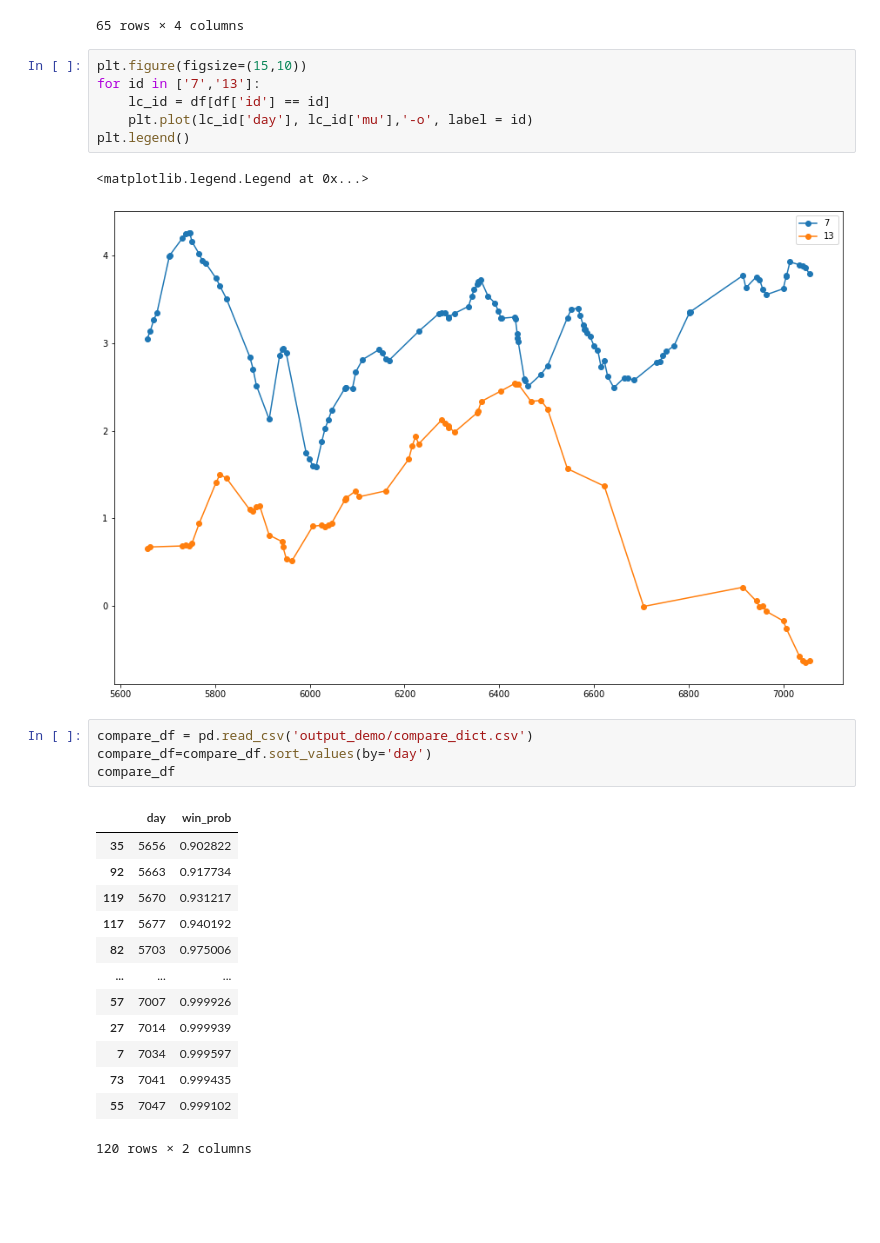
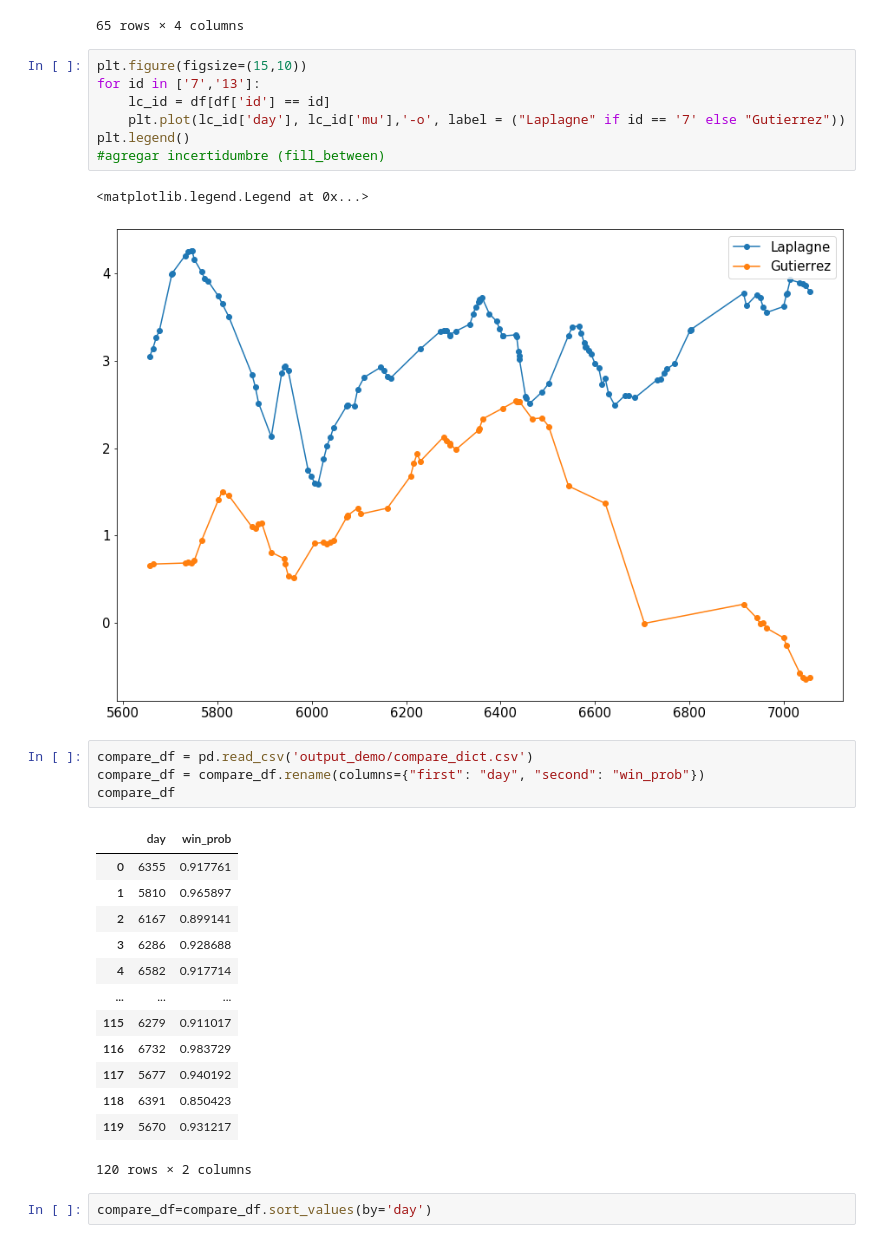
Before and after one commit to glandfried/handicap, a Jupyter notebook: estimations/aago/demo_analysis.ipynb, the cells around one changed output. Cells and saved outputs as stored; diff of their text form; blank space fills up the shorter version.

```diff
--- a/estimations/aago/demo_analysis.ipynb
+++ b/estimations/aago/demo_analysis.ipynb
@@ -90,30 +90,33 @@ df[df['id'] == '13']
 # %%
 plt.figure(figsize=(15,10))
 for id in ['7','13']:
     lc_id = df[df['id'] == id]
-    plt.plot(lc_id['day'], lc_id['mu'],'-o', label = id)
+    plt.plot(lc_id['day'], lc_id['mu'],'-o', label = ("Laplagne" if id == '7' else "Gutierrez"))
 plt.legend()
+#agregar incertidumbre (fill_between)
 # %% [output]
 <matplotlib.legend.Legend at 0x...>
-[figure, old version]
+[figure, new version]
 # %%
 compare_df = pd.read_csv('output_demo/compare_dict.csv')
-compare_df=compare_df.sort_values(by='day')
+compare_df = compare_df.rename(columns={"first": "day", "second": "win_prob"})
 compare_df
 # %% [output]
 |  | day | win_prob |
-| 35 | 5656 | 0.902822 |
-| 92 | 5663 | 0.917734 |
+| 0 | 6355 | 0.917761 |
+| 1 | 5810 | 0.965897 |
+| 2 | 6167 | 0.899141 |
+| 3 | 6286 | 0.928688 |
+| 4 | 6582 | 0.917714 |
+| ... | ... | ... |
+| 115 | 6279 | 0.911017 |
+| 116 | 6732 | 0.983729 |
+| 117 | 5677 | 0.940192 |
+| 118 | 6391 | 0.850423 |
 | 119 | 5670 | 0.931217 |
-| 117 | 5677 | 0.940192 |
-| 82 | 5703 | 0.975006 |
-| ... | ... | ... |
-| 57 | 7007 | 0.999926 |
-| 27 | 7014 | 0.999939 |
-| 7 | 7034 | 0.999597 |
-| 73 | 7041 | 0.999435 |
-| 55 | 7047 | 0.999102 |
 120 rows × 2 columns
+# %%
+compare_df=compare_df.sort_values(by='day')
 # %%
 plt.figure(figsize=(15,10))
 plt.plot(compare_df['day'], compare_df['win_prob'], '-o')
```
Also changed, not shown: parts of 7 cells of this notebook.
